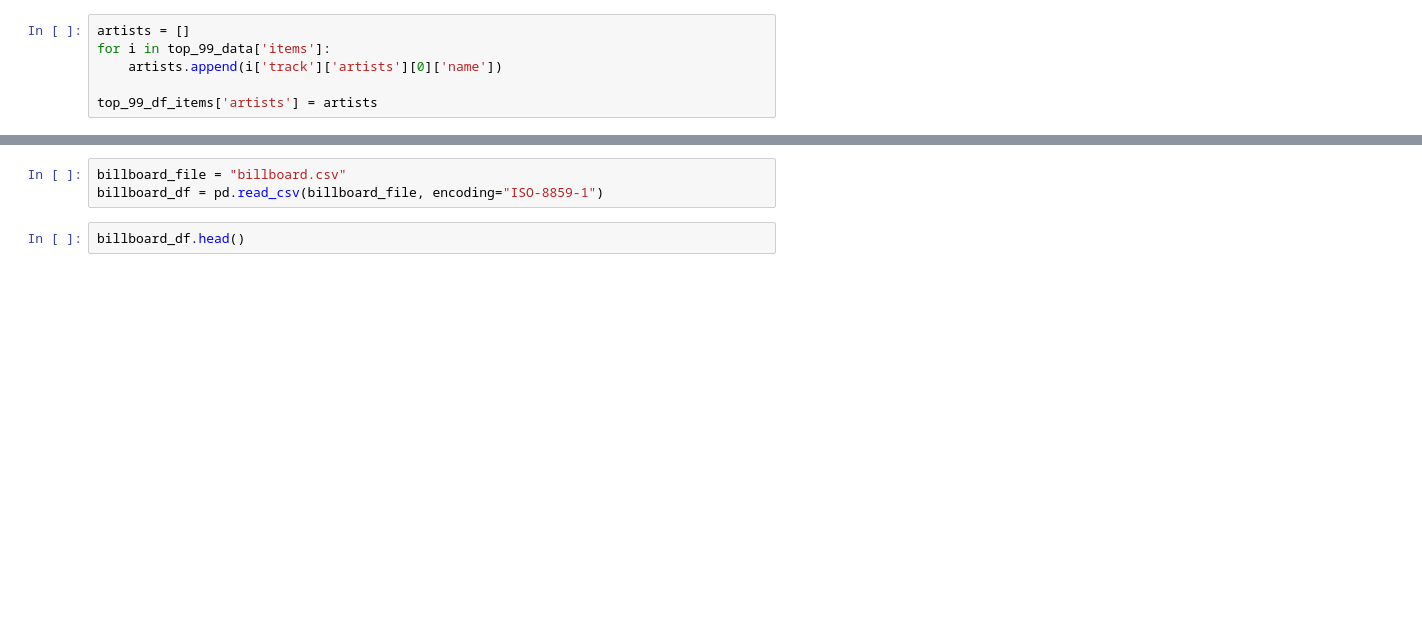
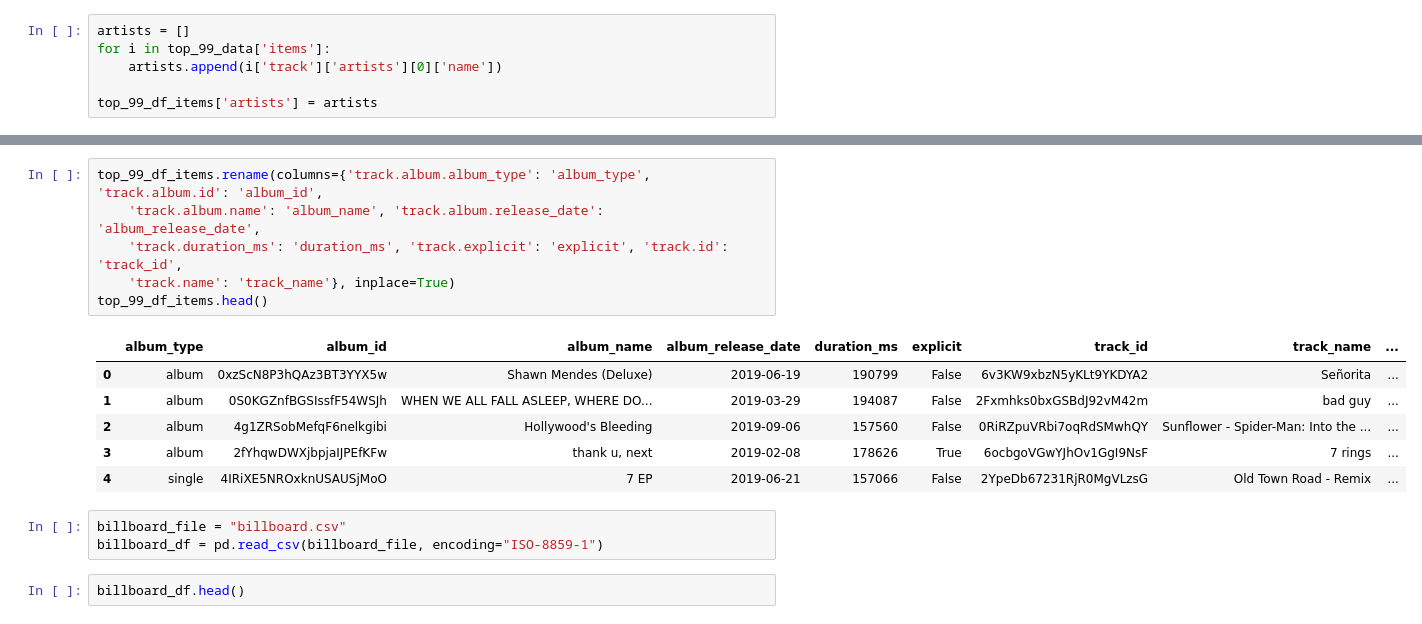
Before and after one commit to ybriyoon/ETL_Processing, a Jupyter notebook: ETL_Project.ipynb, the cells around one changed output, grey strips where cells are left out. Drawn from its saved outputs; the diff is of its cells as text; blank space fills up the shorter version.

```diff
--- a/ETL_Project.ipynb
+++ b/ETL_Project.ipynb
@@ -109,3 +93,16 @@ top_99_df_items
+# %%
+top_99_df_items.rename(columns={'track.album.album_type': 'album_type', 'track.album.id': 'album_id',
+    'track.album.name': 'album_name', 'track.album.release_date': 'album_release_date',
+    'track.duration_ms': 'duration_ms', 'track.explicit': 'explicit', 'track.id': 'track_id',
+    'track.name': 'track_name'}, inplace=True)
+top_99_df_items.head()
+# %% [output]
+|  | album_type | album_id | album_name | album_release_date | duration_ms | explicit | track_id | track_name | ... |
+| 0 | album | 0xzScN8P3hQAz3BT3YYX5w | Shawn Mendes (Deluxe) | 2019-06-19 | 190799 | False | 6v3KW9xbzN5yKLt9YKDYA2 | Señorita | ... |
+| 1 | album | 0S0KGZnfBGSIssfF54WSJh | WHEN WE ALL FALL ASLEEP, WHERE DO... | 2019-03-29 | 194087 | False | 2Fxmhks0bxGSBdJ92vM42m | bad guy | ... |
+| 2 | album | 4g1ZRSobMefqF6nelkgibi | Hollywood's Bleeding | 2019-09-06 | 157560 | False | 0RiRZpuVRbi7oqRdSMwhQY | Sunflower - Spider-Man: Into the ... | ... |
+| 3 | album | 2fYhqwDWXjbpjaIJPEfKFw | thank u, next | 2019-02-08 | 178626 | True | 6ocbgoVGwYJhOv1GgI9NsF | 7 rings | ... |
+| 4 | single | 4IRiXE5NROxknUSAUSjMoO | 7 EP | 2019-06-21 | 157066 | False | 2YpeDb67231RjR0MgVLzsG | Old Town Road - Remix | ... |
 # %%
 billboard_file = "billboard.csv"
 billboard_df = pd.read_csv(billboard_file, encoding="ISO-8859-1")
```
Also changed, not shown: parts of 14 cells of this notebook, 1 other file.
